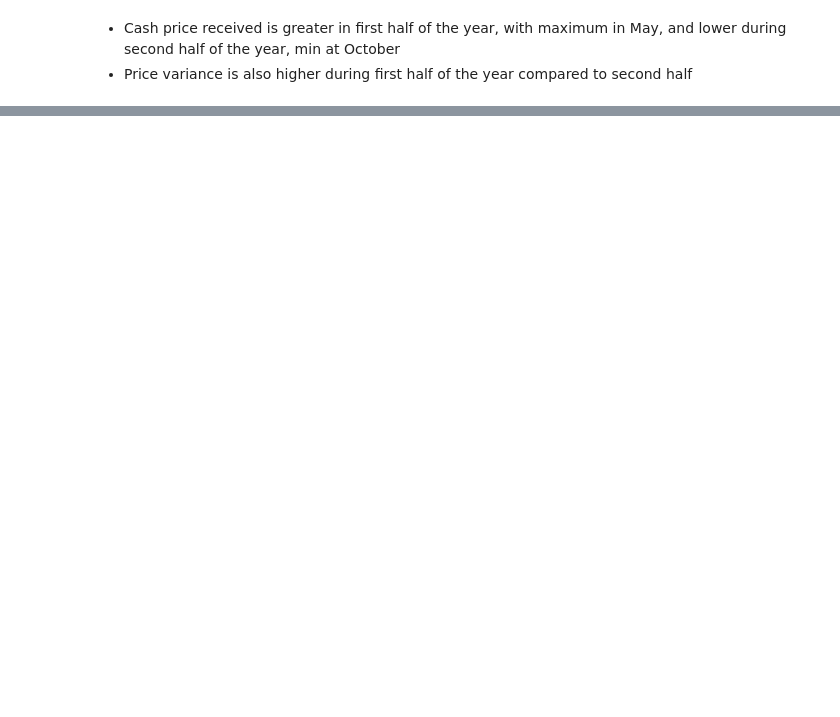
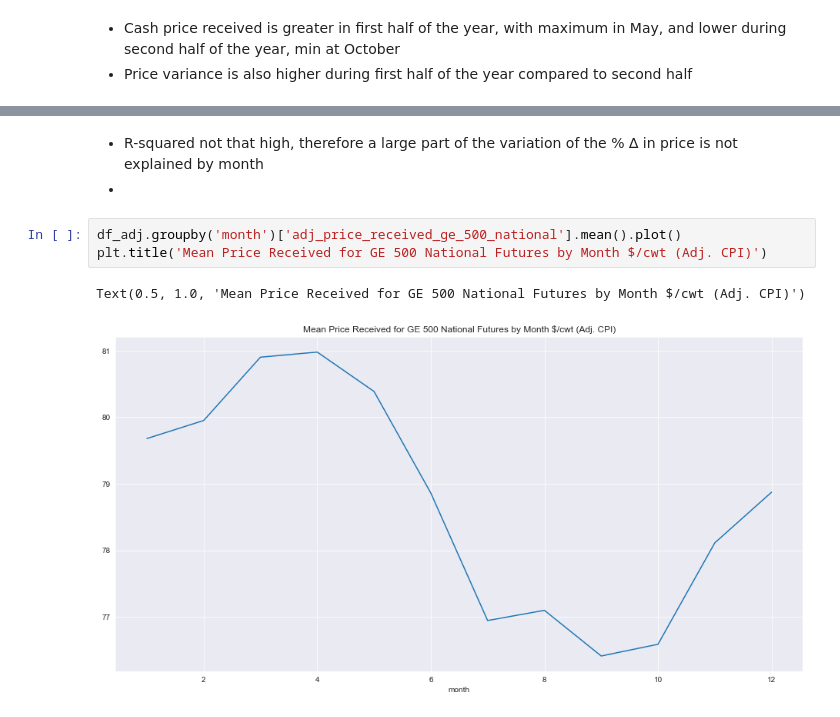
Before and after one commit to EricOstr/live_cattle, a Jupyter notebook: analysis/monthly_cash_price_analysis/cash_price_seasonal.ipynb, the cells around one changed output, grey strips where cells are left out. Cells and saved outputs as stored; diff of their text form; blank space fills up the shorter version.

```diff
--- a/analysis/monthly_cash_price_analysis/cash_price_seasonal.ipynb
+++ b/analysis/monthly_cash_price_analysis/cash_price_seasonal.ipynb
@@ -49,0 +175,9 @@ Text(0.5, 1.0, 'Mean Adjusted Price Received for GE 500 National Futures by Mont
+# %% [markdown]
+- R-squared not that high, therefore a large part of the variation of the % ∆ in price is not explained by month
+-
+# %%
+df_adj.groupby('month')['adj_price_received_ge_500_national'].mean().plot()
+plt.title('Mean Price Received for GE 500 National Futures by Month $/cwt (Adj. CPI)')
+# %% [output]
+Text(0.5, 1.0, 'Mean Price Received for GE 500 National Futures by Month $/cwt (Adj. CPI)')
+[figure, added]
```
Also changed, not shown: parts of 37 cells of this notebook, 7 other files.
